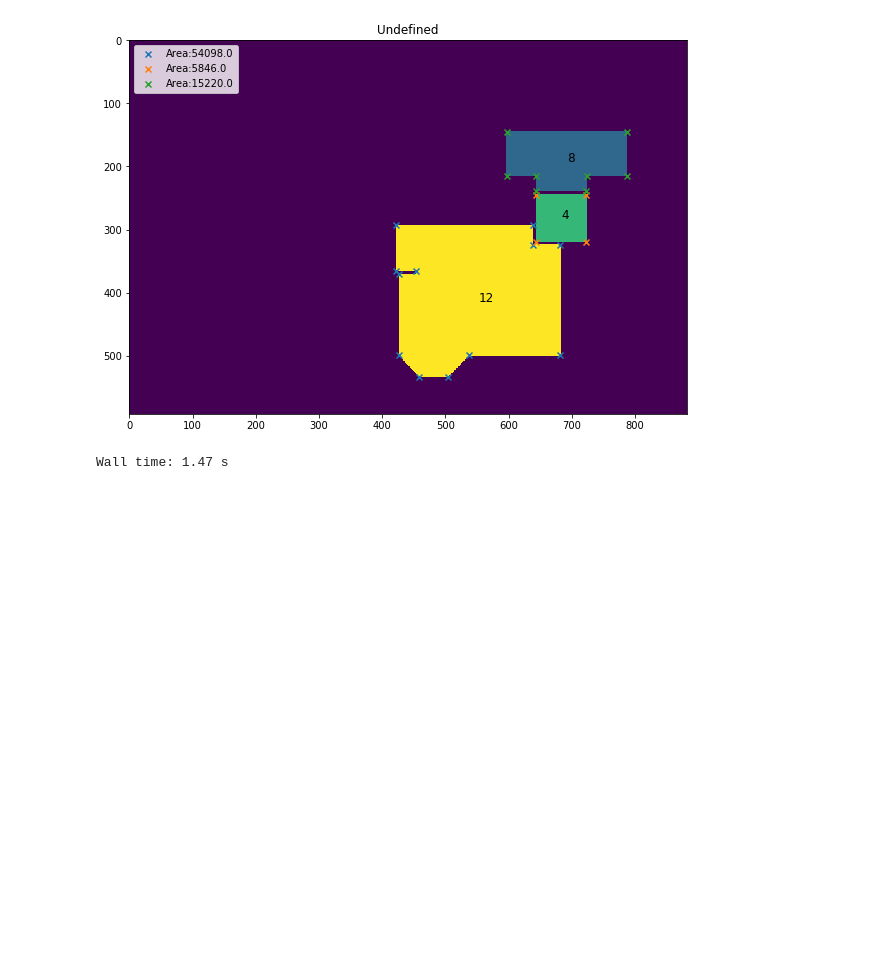
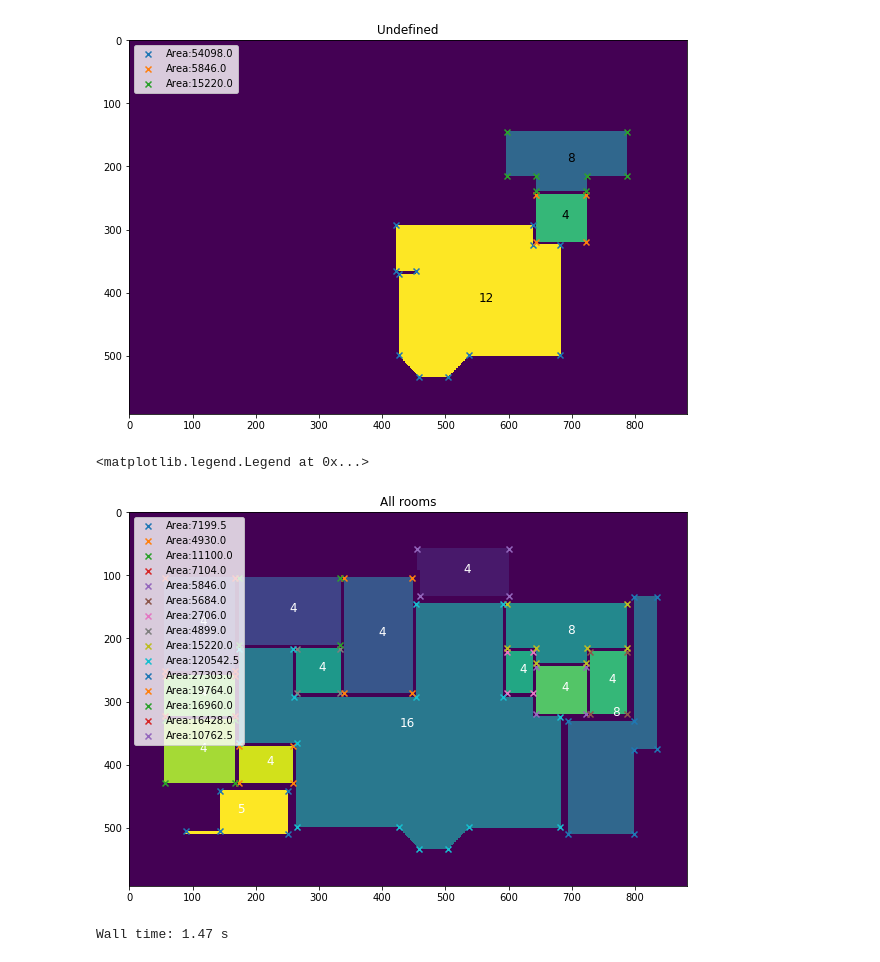
Before and after one commit to lianqiann/CubicasaProj, a Jupyter notebook: UPDATE_LIN_POLYGON_IDENTIFICATION.ipynb, the cells around one changed output. Cells and saved outputs as stored; diff of their text form; code cells hidden in the pictures; blank space fills up the shorter version.

Commit message:
Update_POLYGON

```diff
--- a/UPDATE_LIN_POLYGON_IDENTIFICATION.ipynb
+++ b/UPDATE_LIN_POLYGON_IDENTIFICATION.ipynb
@@ -140,6 +140,25 @@ plt.legend(loc = "upper left")
 # %% [output]
 <matplotlib.legend.Legend at 0x...>
 [figure]
+# %%
+y = copy.copy(label_np[0])
+y[label_np[0] == 2] = 0
+y = y.astype(np.uint8)
+y_label = ndimage.label(y)[0]
+
+plt.figure(figsize=(10,10))
+plt.imshow(y_label)
+plt.title("All rooms")
+Final_junctions,Polyon_side,center,Areas = demo_identify_polygon_with_correction(y,y_label)
+for i in range(len(Final_junctions)):
+    plt.scatter(Final_junctions[i][:,0],Final_junctions[i][:,1],marker="x",label ="Area:" + str(Areas[i]))
+    y = max(Final_junctions[i][:,0]) - (max(Final_junctions[i][:,0])-min(Final_junctions[i][:,0]))/2
+    x = max(Final_junctions[i][:,1]) - (max(Final_junctions[i][:,1])-min(Final_junctions[i][:,1]))/2
+    plt.text(y, x, str(Polyon_side[i]), fontsize=12,color="white")
+plt.legend(loc = "upper left")
+# %% [output]
+<matplotlib.legend.Legend at 0x...>
+[figure, added]
 # %%
 %%time
 j = 0
```
